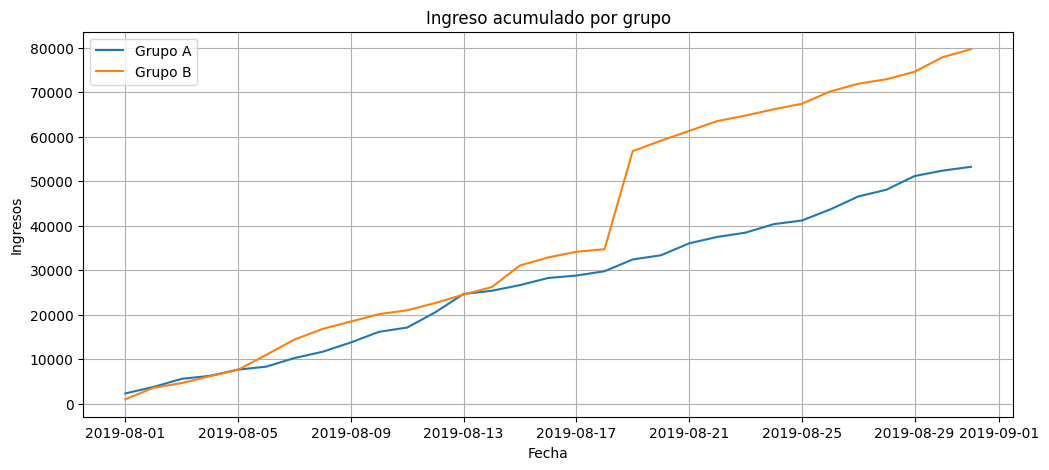
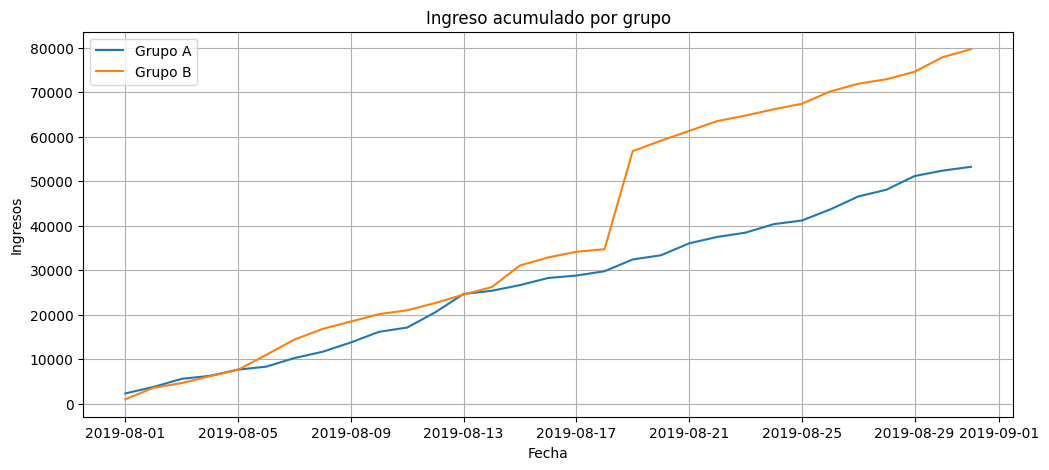
Unified diff of the notebook cell whose output changed from the first chart to the second:
--- before
+++ after
@@ -12,4 +12,5 @@
 plt.legend()
 plt.grid(True)
+plt.savefig('images/02_ingreso_acumulado_grupos.png', dpi=150, bbox_inches='tight')  # Guardar la figura en la carpeta 'images'
 plt.show()
 
@@ -24,3 +25,4 @@
 plt.legend()
 plt.grid(True)
+plt.savefig('images/03_ticket_promedio_acumulado.png', dpi=150, bbox_inches='tight')  # Guardar la figura en la carpeta 'images'
 plt.show()

Commit: feat: Editar gráfico para mayor interpretación